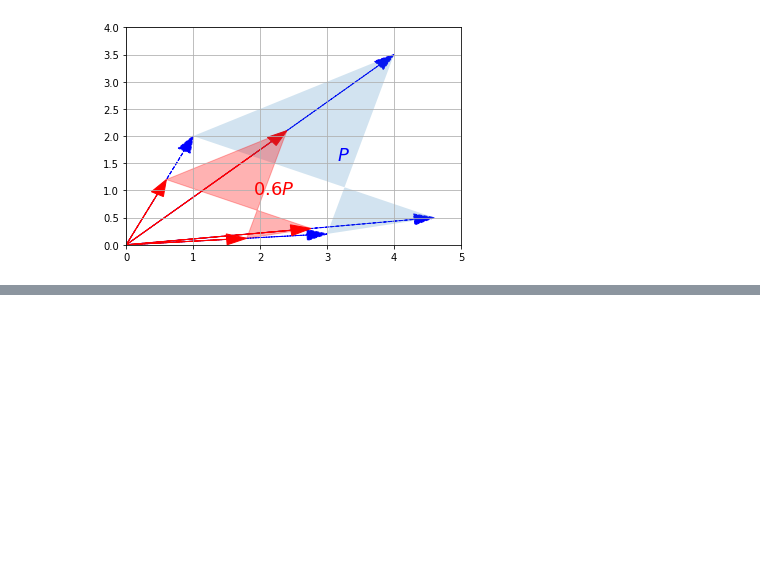
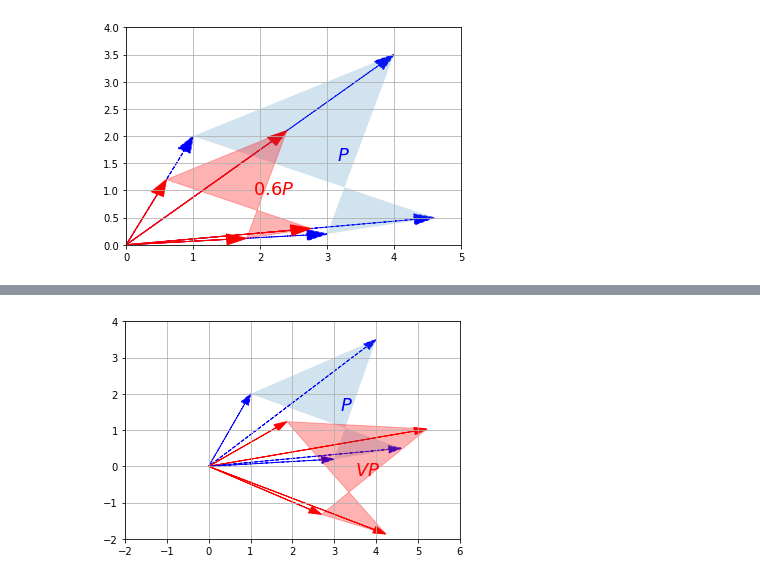
Before and after one commit to arti1117/making-tars, a Jupyter notebook: handson-ml2/math_linear_algebra.ipynb, the cells around one changed output, grey strips where cells are left out. Cells and saved outputs as stored; diff of their text form; code cells hidden in the pictures; blank space fills up the shorter version.

```diff
--- a/handson-ml2/math_linear_algebra.ipynb
+++ b/handson-ml2/math_linear_algebra.ipynb
@@ -759,0 +819,6 @@ plt.show()
+# %%
+P_rotated = V.dot(P)
+plot_transformation(P, P_rotated, "$P$", "$VP$", [-2, 6, -2, 4], arrows=True)
+plt.show()
+# %% [output]
+[figure, added]
```
Also changed, not shown: parts of 9 cells of this notebook.
